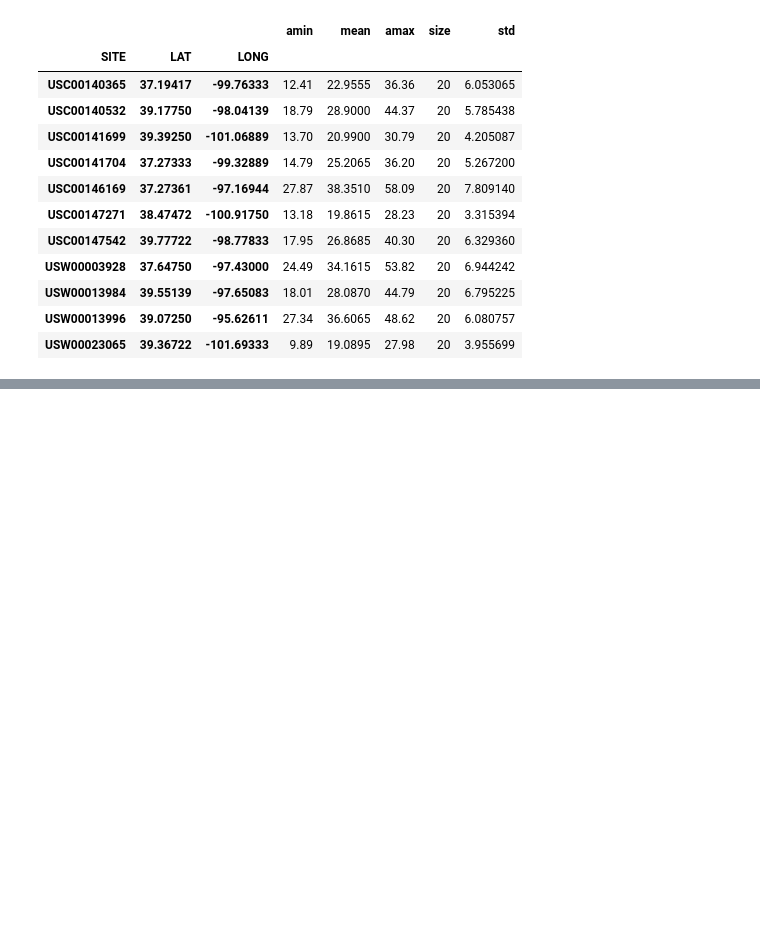
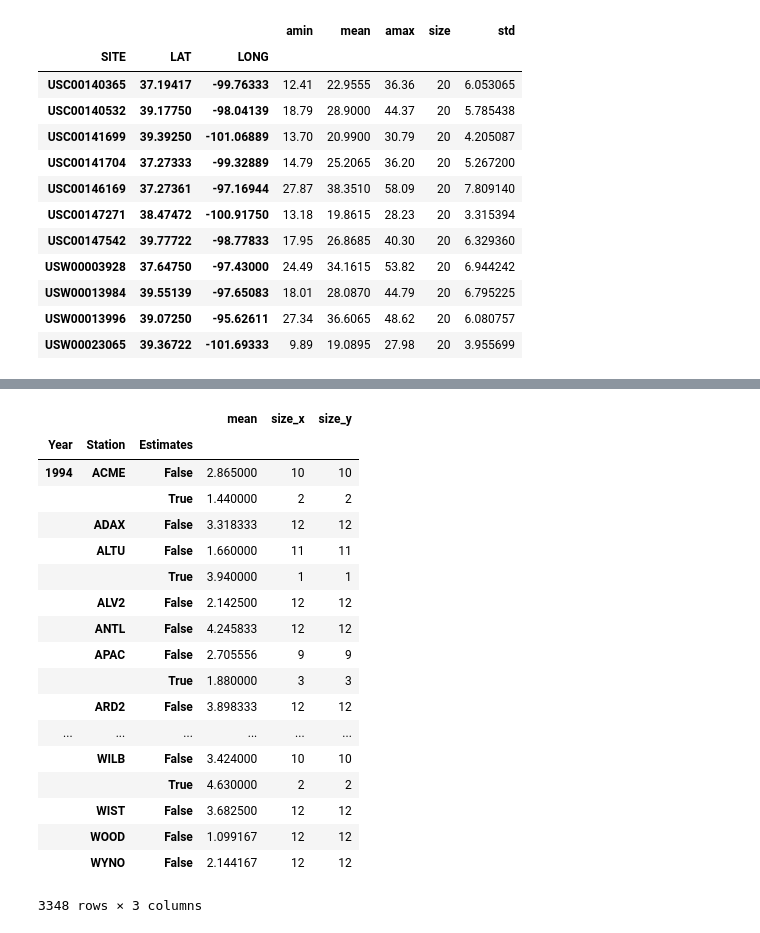
Before and after one commit to mbstacy/ipython_notebooks, a Jupyter notebook: Emma Python Example.ipynb, the cells around one changed output, grey strips where cells are left out. Drawn from its saved outputs; the diff is of its cells as text; code cells hidden in the pictures; blank space fills up the shorter version.

```diff
--- a/Emma Python Example.ipynb
+++ b/Emma Python Example.ipynb
@@ -31,0 +55,30 @@ g1[g1['size']>19]
+# %%
+import numpy as np
+from pandas import merge
+grouped = df.groupby(['Year','Station','Estimates'])
+g1 = grouped['Rainfall'].agg([np.mean,np.size])
+g2 = g1[g1['size']>11]
+
+g3= grouped['Estimates'].agg([np.size])
+g3
+merge(g1,g3,left_index=True,right_index=True)
+# %% [output]
+|  |  |  | mean | size_x | size_y |
+| Year | Station | Estimates |  |  |  |
+| 1994 | ACME | False | 2.865000 | 10 | 10 |
+|  |  | True | 1.440000 | 2 | 2 |
+|  | ADAX | False | 3.318333 | 12 | 12 |
+|  | ALTU | False | 1.660000 | 11 | 11 |
+|  |  | True | 3.940000 | 1 | 1 |
+|  | ALV2 | False | 2.142500 | 12 | 12 |
+|  | ANTL | False | 4.245833 | 12 | 12 |
+|  | APAC | False | 2.705556 | 9 | 9 |
+|  |  | True | 1.880000 | 3 | 3 |
+|  | ARD2 | False | 3.898333 | 12 | 12 |
+| ... | ... | ... | ... | ... | ... |
+|  | WILB | False | 3.424000 | 10 | 10 |
+|  |  | True | 4.630000 | 2 | 2 |
+|  | WIST | False | 3.682500 | 12 | 12 |
+|  | WOOD | False | 1.099167 | 12 | 12 |
+|  | WYNO | False | 2.144167 | 12 | 12 |
+3348 rows × 3 columns
```
Also changed, not shown: parts of 1 cell of this notebook.
